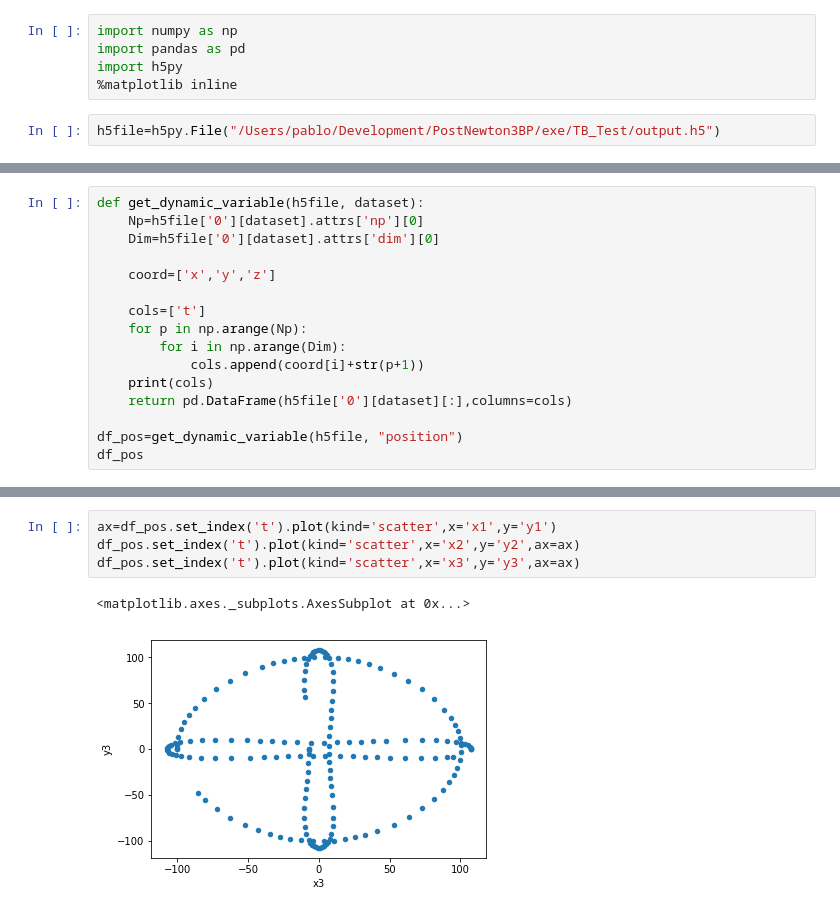
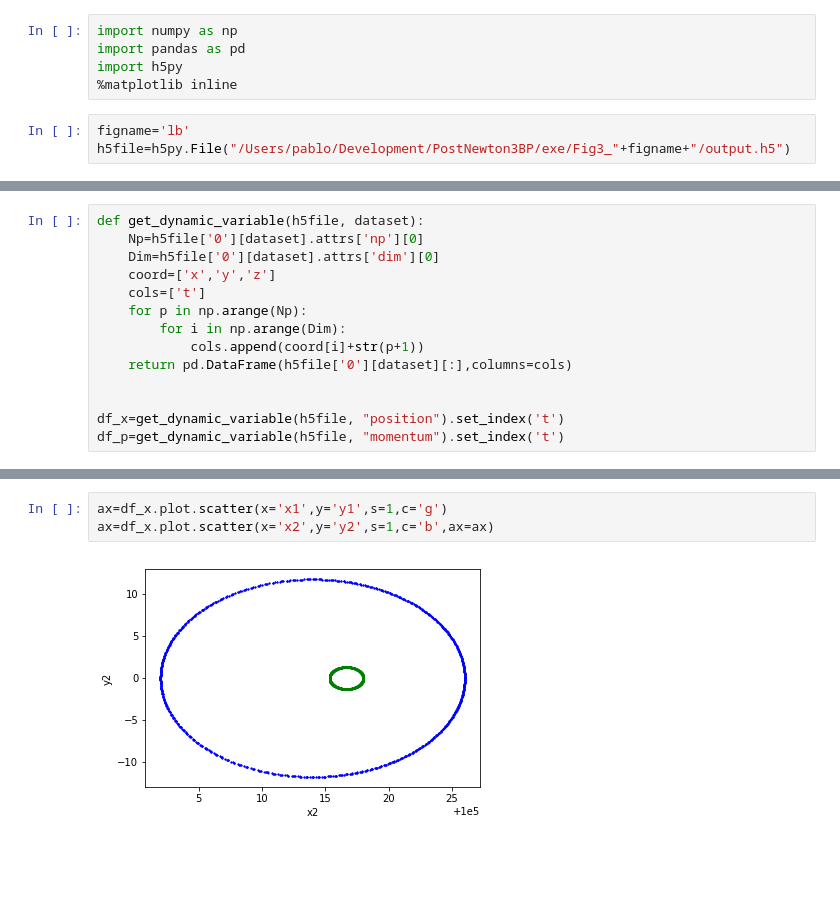
Before and after one commit to pablogalaviz/PostNewton3BP, a Jupyter notebook: utils/Analysis.ipynb, the cells around one changed output, grey strips where cells are left out. Saved outputs shown, nothing was run; the diff lists cells and outputs as text; blank space fills up the shorter version.

```diff
--- a/utils/Analysis.ipynb
+++ b/utils/Analysis.ipynb
@@ -4,4 +4,5 @@ import pandas as pd
 import h5py
 %matplotlib inline
 # %%
-h5file=h5py.File("/Users/pablo/Development/PostNewton3BP/exe/TB_Test/output.h5")
+figname='lb'
+h5file=h5py.File("/Users/pablo/Development/PostNewton3BP/exe/Fig3_"+figname+"/output.h5")
@@ -9,15 +26,13 @@ h5file=h5py.File("/Users/pablo/Development/PostNewton3BP/exe/TB_Test/output.h5")
 def get_dynamic_variable(h5file, dataset):
     Np=h5file['0'][dataset].attrs['np'][0]
     Dim=h5file['0'][dataset].attrs['dim'][0]
-
     coord=['x','y','z']
-
     cols=['t']
     for p in np.arange(Np):
         for i in np.arange(Dim):
             cols.append(coord[i]+str(p+1))
-    print(cols)
     return pd.DataFrame(h5file['0'][dataset][:],columns=cols)
 
-df_pos=get_dynamic_variable(h5file, "position")
-df_pos
+
+df_x=get_dynamic_variable(h5file, "position").set_index('t')
+df_p=get_dynamic_variable(h5file, "momentum").set_index('t')
@@ -44,7 +39,5 @@ df_pos
 # %%
-ax=df_pos.set_index('t').plot(kind='scatter',x='x1',y='y1')
-df_pos.set_index('t').plot(kind='scatter',x='x2',y='y2',ax=ax)
-df_pos.set_index('t').plot(kind='scatter',x='x3',y='y3',ax=ax)
+ax=df_x.plot.scatter(x='x1',y='y1',s=1,c='g')
+ax=df_x.plot.scatter(x='x2',y='y2',s=1,c='b',ax=ax)
 # %% [output]
-<matplotlib.axes._subplots.AxesSubplot at 0x...>
-[figure, old version]
+[figure, new version]
```
Also changed, not shown: parts of 11 cells of this notebook, 5 other files.
